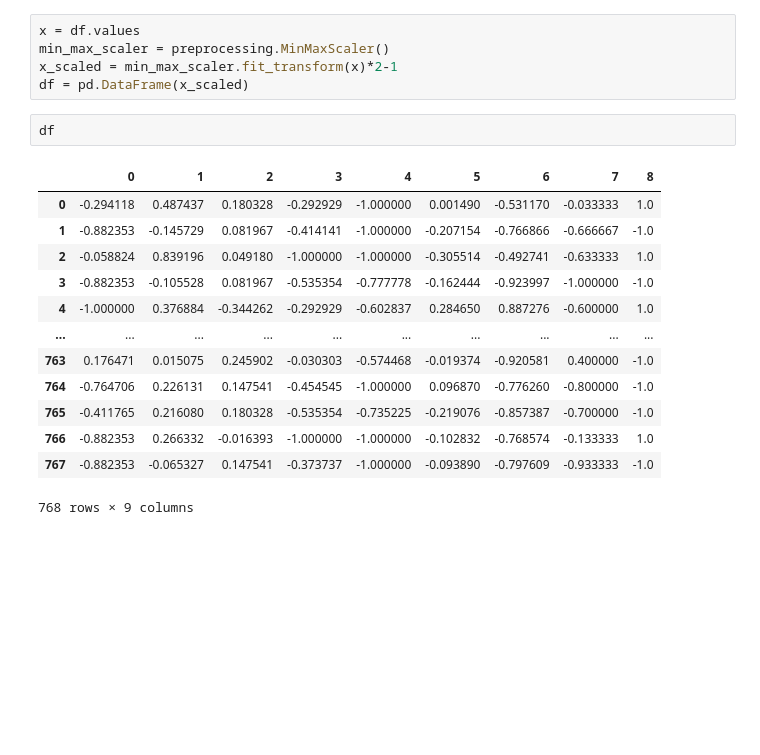
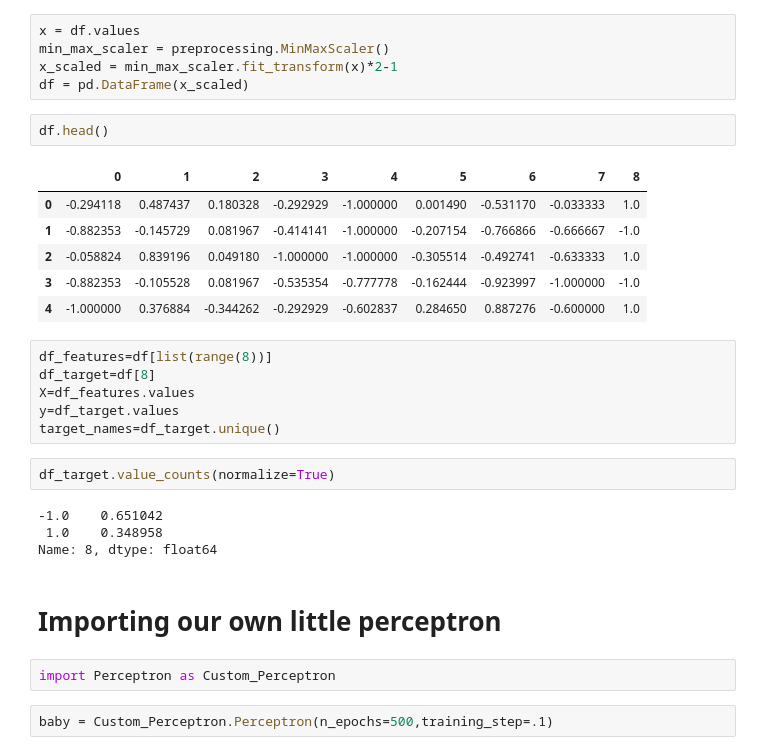
Before and after one commit to Pliploop/Perceptron_from_scratch, a Jupyter notebook: notebooks/EDA.ipynb, the cells around one changed output. Cells and saved outputs as stored; diff of their text form; blank space fills up the shorter version.

Commit message:
working perceptron to pimp up

```diff
--- a/notebooks/EDA.ipynb
+++ b/notebooks/EDA.ipynb
@@ -9,18 +16,29 @@ min_max_scaler = preprocessing.MinMaxScaler()
 x_scaled = min_max_scaler.fit_transform(x)*2-1
 df = pd.DataFrame(x_scaled)
 # %%
-df
+df.head()
 # %% [output]
 |  | 0 | 1 | 2 | 3 | 4 | 5 | 6 | 7 | 8 |
 | 0 | -0.294118 | 0.487437 | 0.180328 | -0.292929 | -1.000000 | 0.001490 | -0.531170 | -0.033333 | 1.0 |
 | 1 | -0.882353 | -0.145729 | 0.081967 | -0.414141 | -1.000000 | -0.207154 | -0.766866 | -0.666667 | -1.0 |
 | 2 | -0.058824 | 0.839196 | 0.049180 | -1.000000 | -1.000000 | -0.305514 | -0.492741 | -0.633333 | 1.0 |
 | 3 | -0.882353 | -0.105528 | 0.081967 | -0.535354 | -0.777778 | -0.162444 | -0.923997 | -1.000000 | -1.0 |
 | 4 | -1.000000 | 0.376884 | -0.344262 | -0.292929 | -0.602837 | 0.284650 | 0.887276 | -0.600000 | 1.0 |
-| ... | ... | ... | ... | ... | ... | ... | ... | ... | ... |
-| 763 | 0.176471 | 0.015075 | 0.245902 | -0.030303 | -0.574468 | -0.019374 | -0.920581 | 0.400000 | -1.0 |
-| 764 | -0.764706 | 0.226131 | 0.147541 | -0.454545 | -1.000000 | 0.096870 | -0.776260 | -0.800000 | -1.0 |
-| 765 | -0.411765 | 0.216080 | 0.180328 | -0.535354 | -0.735225 | -0.219076 | -0.857387 | -0.700000 | -1.0 |
-| 766 | -0.882353 | 0.266332 | -0.016393 | -1.000000 | -1.000000 | -0.102832 | -0.768574 | -0.133333 | 1.0 |
-| 767 | -0.882353 | -0.065327 | 0.147541 | -0.373737 | -1.000000 | -0.093890 | -0.797609 | -0.933333 | -1.0 |
-768 rows × 9 columns
+# %%
+df_features=df[list(range(8))]
+df_target=df[8]
+X=df_features.values
+y=df_target.values
+target_names=df_target.unique()
+# %%
+df_target.value_counts(normalize=True)
+# %% [output]
+-1.0    0.651042
+ 1.0    0.348958
+Name: 8, dtype: float64
+# %% [markdown]
+# Importing our own little perceptron
+# %%
+import Perceptron as Custom_Perceptron
+# %%
+baby = Custom_Perceptron.Perceptron(n_epochs=500,training_step=.1)
```
Also changed, not shown: parts of 17 cells of this notebook, 1 other file.
